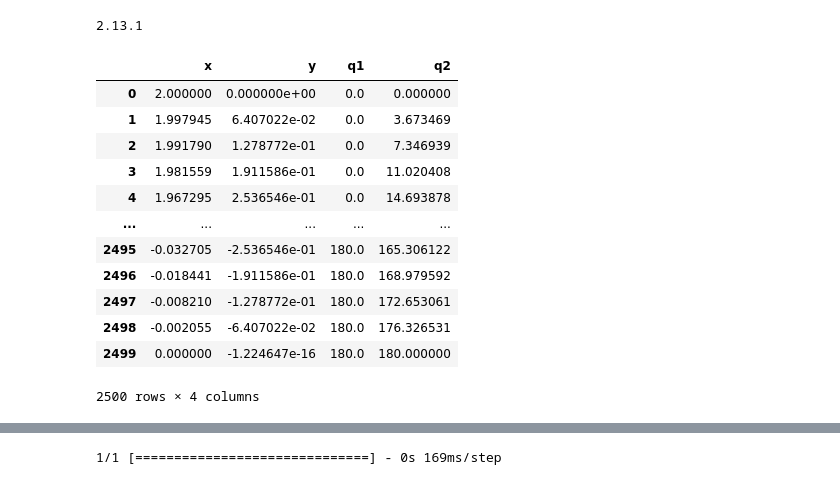
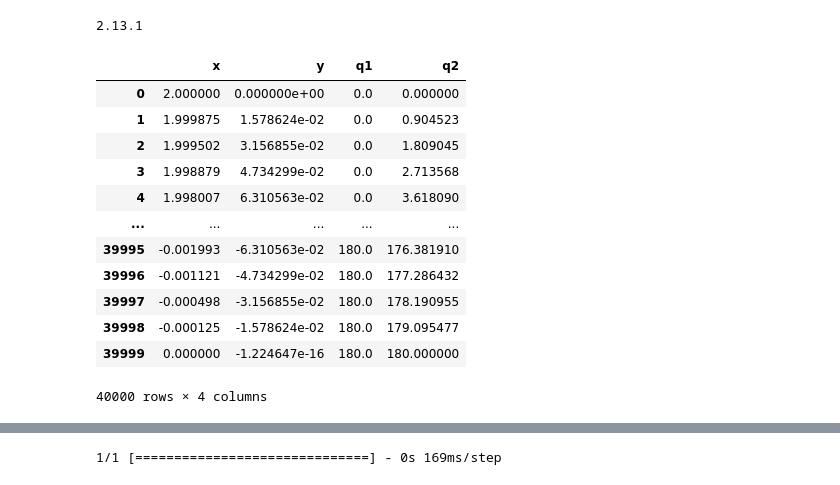
Before and after one commit to AbdallahAmrBeedo/Inverse_kinematics_learning_model, a Jupyter notebook: model_train.ipynb, the cells around one changed output, grey strips where cells are left out. Drawn from its saved outputs; the diff is of its cells as text; code cells hidden in the pictures.

```diff
--- a/model_train.ipynb
+++ b/model_train.ipynb
@@ -15,22 +15,23 @@ from livelossplot import PlotLossesKeras
 2.13.1
 # %%
 # loading csv dataset for manipulator
-df = pd.read_csv("manipulator_dataset.csv", index_col=False)
+model_size = "large"
+df = pd.read_csv(f"manipulator_dataset_{model_size}.csv", index_col=False)
 df
 # %% [output]
 |  | x | y | q1 | q2 |
 | 0 | 2.000000 | 0.000000e+00 | 0.0 | 0.000000 |
-| 1 | 1.997945 | 6.407022e-02 | 0.0 | 3.673469 |
-| 2 | 1.991790 | 1.278772e-01 | 0.0 | 7.346939 |
-| 3 | 1.981559 | 1.911586e-01 | 0.0 | 11.020408 |
-| 4 | 1.967295 | 2.536546e-01 | 0.0 | 14.693878 |
+| 1 | 1.999875 | 1.578624e-02 | 0.0 | 0.904523 |
+| 2 | 1.999502 | 3.156855e-02 | 0.0 | 1.809045 |
+| 3 | 1.998879 | 4.734299e-02 | 0.0 | 2.713568 |
+| 4 | 1.998007 | 6.310563e-02 | 0.0 | 3.618090 |
 | ... | ... | ... | ... | ... |
-| 2495 | -0.032705 | -2.536546e-01 | 180.0 | 165.306122 |
-| 2496 | -0.018441 | -1.911586e-01 | 180.0 | 168.979592 |
-| 2497 | -0.008210 | -1.278772e-01 | 180.0 | 172.653061 |
-| 2498 | -0.002055 | -6.407022e-02 | 180.0 | 176.326531 |
-| 2499 | 0.000000 | -1.224647e-16 | 180.0 | 180.000000 |
+| 39995 | -0.001993 | -6.310563e-02 | 180.0 | 176.381910 |
+| 39996 | -0.001121 | -4.734299e-02 | 180.0 | 177.286432 |
+| 39997 | -0.000498 | -3.156855e-02 | 180.0 | 178.190955 |
+| 39998 | -0.000125 | -1.578624e-02 | 180.0 | 179.095477 |
+| 39999 | 0.000000 | -1.224647e-16 | 180.0 | 180.000000 |
-2500 rows × 4 columns
+40000 rows × 4 columns
 # %%
 # creating data and label dataframes and
 
```
Also changed, not shown: parts of 10 cells of this notebook, 10 other files.
